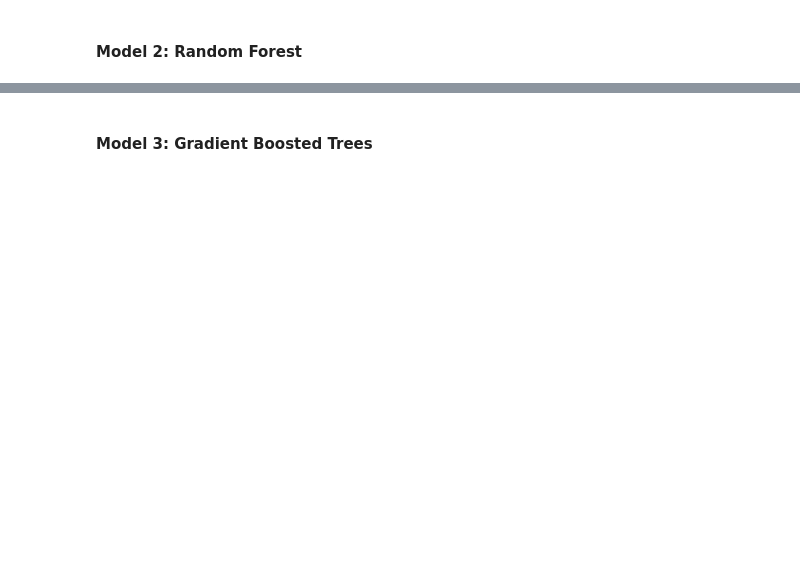
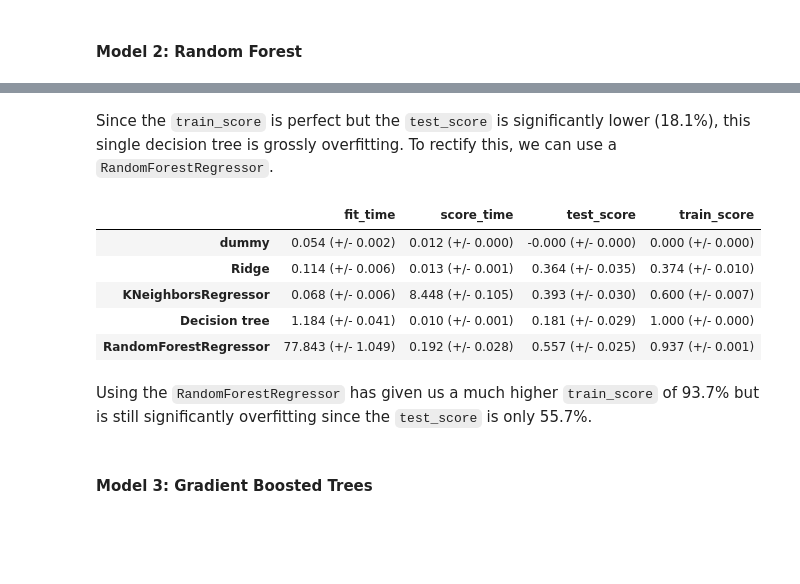
Before and after one commit to vivaanjhaveri/nyc-airbnb-reviews-regression, a Jupyter notebook: hw5.ipynb, the cells around one changed output, grey strips where cells are left out. Drawn from its saved outputs; the diff is of its cells as text; code cells hidden in the pictures; blank space fills up the shorter version.

Commit message:
Added RandomForestRegressor model

```diff
--- a/hw5.ipynb
+++ b/hw5.ipynb
@@ -765,2 +780,22 @@ We can see that `KNeighborsRegressor` is giving a much higher validation score t
+# %% [markdown]
+Since the `train_score` is perfect but the `test_score` is significantly lower (18.1%), this single decision tree is grossly overfitting. To rectify this, we can use a `RandomForestRegressor`.
+# %%
+from sklearn.ensemble import RandomForestRegressor
+
+pipe = make_pipeline(preprocessor, RandomForestRegressor(random_state=123))
+
+results_dict["RandomForestRegressor"] = mean_std_cross_val_scores(
+    pipe, X_train, y_train, return_train_score=True
+)
+pd.DataFrame(results_dict).T
+# %% [output]
+|  | fit_time | score_time | test_score | train_score |
+| dummy | 0.054 (+/- 0.002) | 0.012 (+/- 0.000) | -0.000 (+/- 0.000) | 0.000 (+/- 0.000) |
+| Ridge | 0.114 (+/- 0.006) | 0.013 (+/- 0.001) | 0.364 (+/- 0.035) | 0.374 (+/- 0.010) |
+| KNeighborsRegressor | 0.068 (+/- 0.006) | 8.448 (+/- 0.105) | 0.393 (+/- 0.030) | 0.600 (+/- 0.007) |
+| Decision tree | 1.184 (+/- 0.041) | 0.010 (+/- 0.001) | 0.181 (+/- 0.029) | 1.000 (+/- 0.000) |
+| RandomForestRegressor | 77.843 (+/- 1.049) | 0.192 (+/- 0.028) | 0.557 (+/- 0.025) | 0.937 (+/- 0.001) |
+# %% [markdown]
+Using the `RandomForestRegressor` has given us a much higher `train_score` of 93.7% but is still significantly overfitting since the `test_score` is only 55.7%.
 # %% [markdown]
 #### Model 3: Gradient Boosted Trees
```
Also changed, not shown: parts of 4 cells of this notebook.
